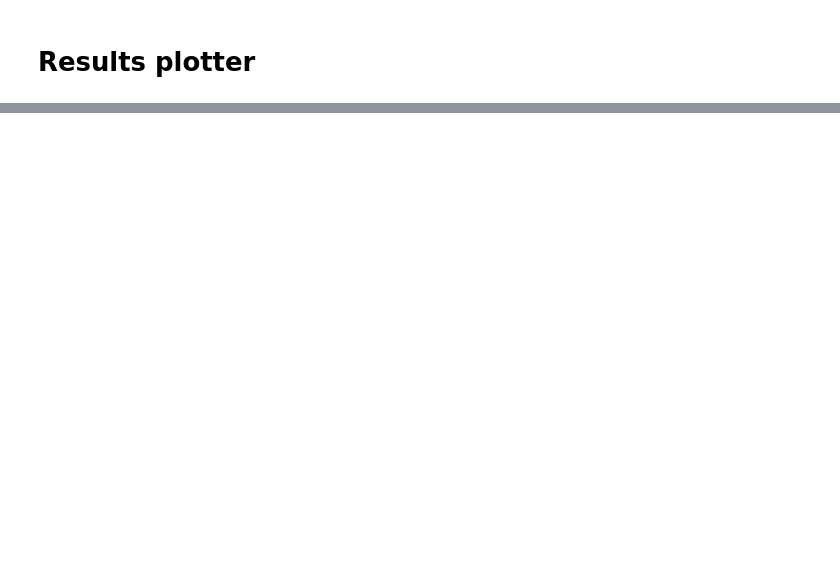
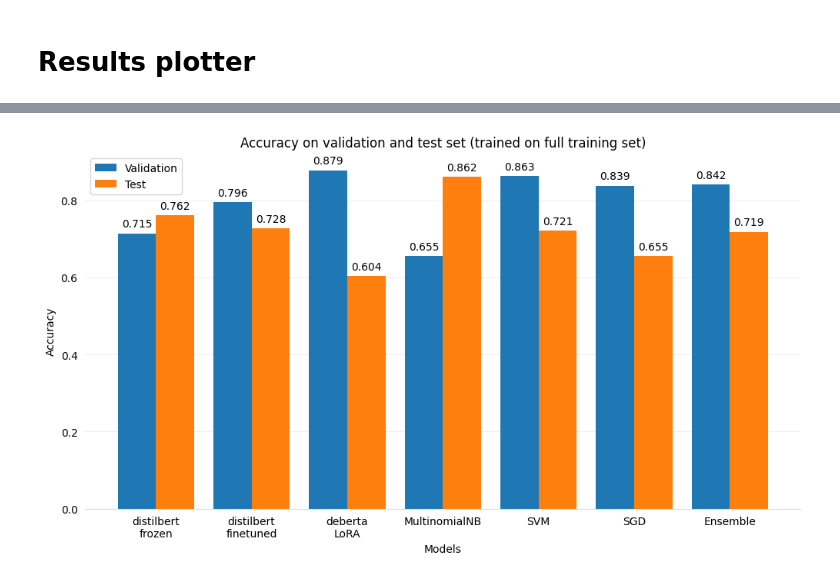
Before and after one commit to edomerli/machine-generated-text-classification, a Jupyter notebook: results_plotter.ipynb, the cells around one changed output, grey strips where cells are left out. Cells and saved outputs as stored; diff of their text form; code cells hidden in the pictures; blank space fills up the shorter version.

Commit message:
Added barplots

```diff
--- a/results_plotter.ipynb
+++ b/results_plotter.ipynb
@@ -13,6 +9,4 @@ Majority classifier, random classifiers, TF-IDF ML classifier
 # %%
 # Take table from "./predictions" dir
-cwd_path = os.getcwd()
-folder_path =  os.path.join(cwd_path, "predictions")
 
-print(folder_path)
+folder_path = "./predictions"
@@ -85,11 +12,0 @@ def boxplot(file, df, metrics):
-# %%
-# Box plots of the accuracies AND F1 scores for both validation and test sets
-
-metrics = ["F1", "Accuracy"]
-
-for file in os.listdir(folder_path):
-    # if 'tfidf' in file:
-    df = pd.read_csv(os.path.join(folder_path, file))
-
-    # Plot the boxplot
-    boxplot(file, df, metrics)
@@ -114,0 +71,47 @@ for file in os.listdir(folder_path):
+# %%
+names = list(results_acc_test.keys())
+means = {
+    "Validation": list(results_acc_val.values()),
+    "Test": list(results_acc_test.values())
+}
+
+X_axis = np.arange(len(names))
+
+plt.figure(figsize=(12, 6))
+plt.bar(X_axis - 0.2, means["Validation"], 0.4, label = 'Validation')
+plt.bar(X_axis + 0.2, means["Test"], 0.4, label = 'Test')
+
+for attr, measur in results_acc_val.items():
+    plt.text(X_axis[names.index(attr)] - 0.2, measur + 0.01, round(measur, 3), ha='center', va='bottom')
+
+for attr, measur in results_acc_test.items():
+    plt.text(X_axis[names.index(attr)] + 0.2, measur + 0.01, round(measur, 3), ha='center', va='bottom')
+
+ax = plt.gca()
+
+# First, let's remove the top, right and left spines (figure borders)
+# which really aren't necessary for a bar chart.
+# Also, make the bottom spine gray instead of black.
+ax.spines['top'].set_visible(False)
+ax.spines['right'].set_visible(False)
+ax.spines['left'].set_visible(False)
+ax.spines['bottom'].set_color('#DDDDDD')
+
+# Second, remove the ticks as well.
+ax.tick_params(bottom=False, left=False)
+
+# Third, add a horizontal grid (but keep the vertical grid hidden).
+# Color the lines a light gray as well.
+ax.set_axisbelow(True)
+ax.yaxis.grid(True, color='#EEEEEE')
+ax.xaxis.grid(False)
+
+plt.xticks(X_axis, names)
+plt.xlabel("Models")
+plt.ylabel("Accuracy")
+plt.title("Accuracy on validation and test set (trained on full training set)")
+plt.legend()
+
+plt.savefig("barplot_acc_full.png")
+# %% [output]
+[figure, added]
```
Also changed, not shown: parts of 17 cells of this notebook, 4 other files.
